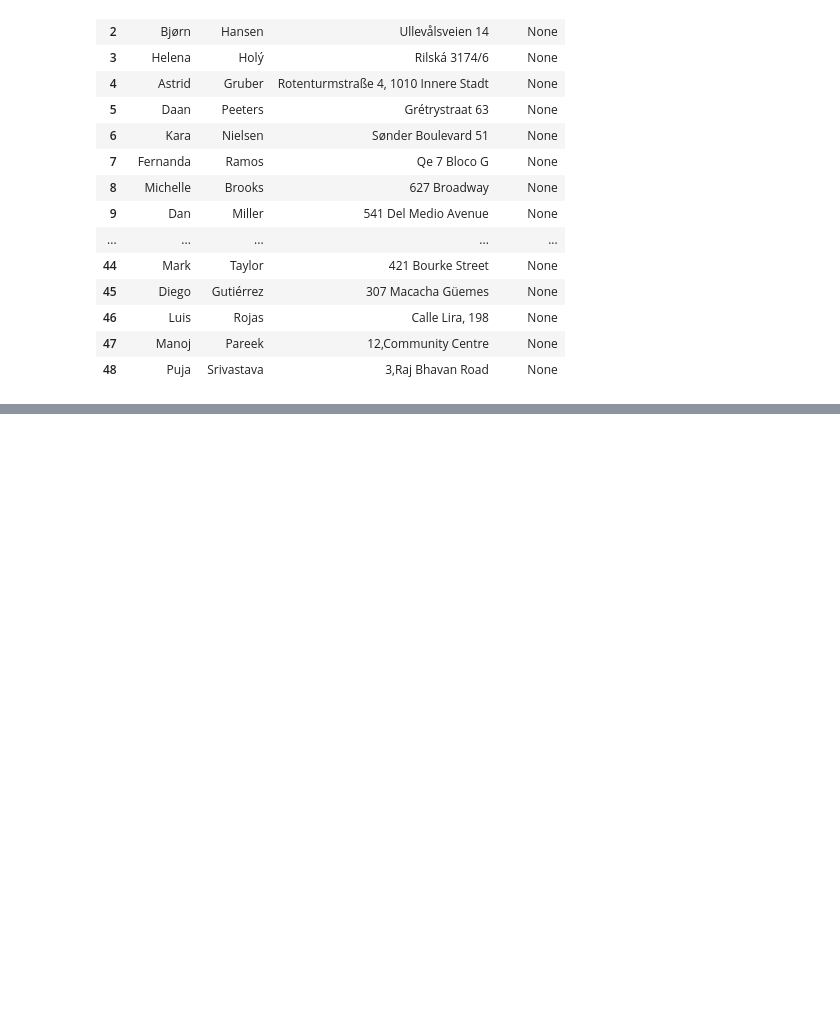
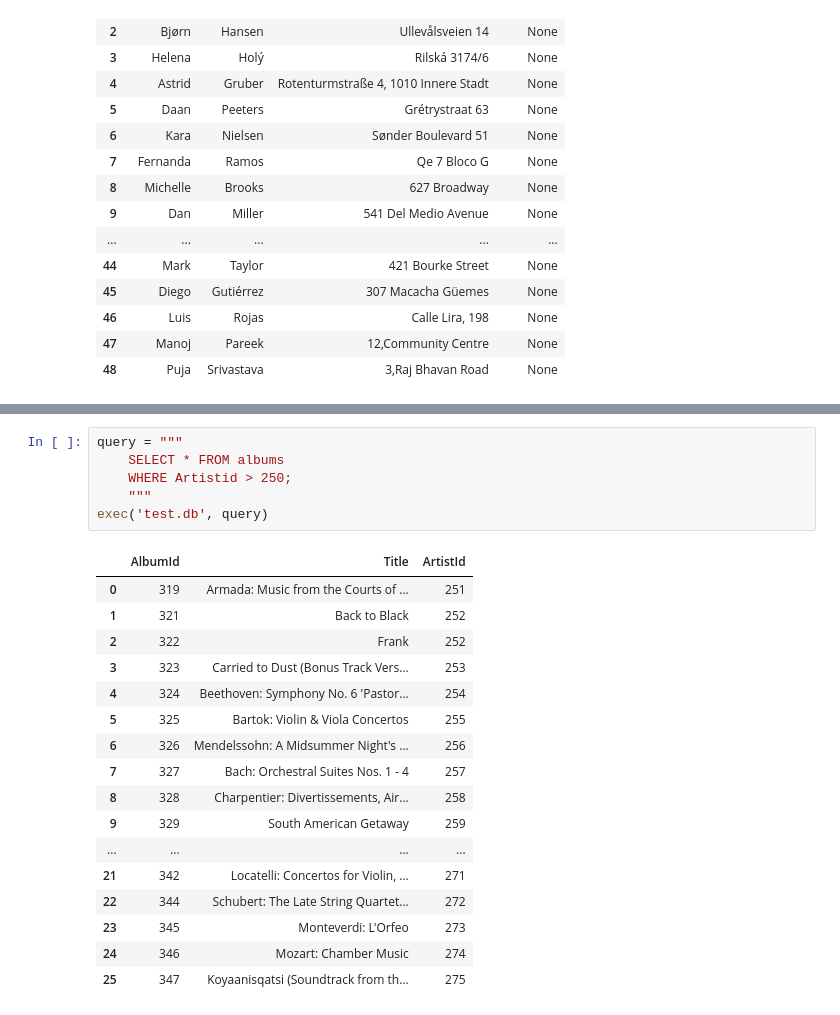
Before and after one commit to softeerbootcamp4th/data_engineering_course_materials, a Jupyter notebook: missions/W1/W1M2.ipynb, the cells around one changed output, grey strips where cells are left out. Drawn from its saved outputs; the diff is of its cells as text; blank space fills up the shorter version.

```diff
--- a/missions/W1/W1M2.ipynb
+++ b/missions/W1/W1M2.ipynb
@@ -758,0 +841,24 @@ exec('test.db', query)
+# %%
+query = """
+    SELECT * FROM albums
+    WHERE Artistid > 250;
+    """
+exec('test.db', query)
+# %% [output]
+|  | AlbumId | Title | ArtistId |
+| 0 | 319 | Armada: Music from the Courts of ... | 251 |
+| 1 | 321 | Back to Black | 252 |
+| 2 | 322 | Frank | 252 |
+| 3 | 323 | Carried to Dust (Bonus Track Vers... | 253 |
+| 4 | 324 | Beethoven: Symphony No. 6 'Pastor... | 254 |
+| 5 | 325 | Bartok: Violin & Viola Concertos | 255 |
+| 6 | 326 | Mendelssohn: A Midsummer Night's ... | 256 |
+| 7 | 327 | Bach: Orchestral Suites Nos. 1 - 4 | 257 |
+| 8 | 328 | Charpentier: Divertissements, Air... | 258 |
+| 9 | 329 | South American Getaway | 259 |
+| ... | ... | ... | ... |
+| 21 | 342 | Locatelli: Concertos for Violin, ... | 271 |
+| 22 | 344 | Schubert: The Late String Quartet... | 272 |
+| 23 | 345 | Monteverdi: L'Orfeo | 273 |
+| 24 | 346 | Mozart: Chamber Music | 274 |
+| 25 | 347 | Koyaanisqatsi (Soundtrack from th... | 275 |
```
Also changed, not shown: parts of 34 cells of this notebook.
